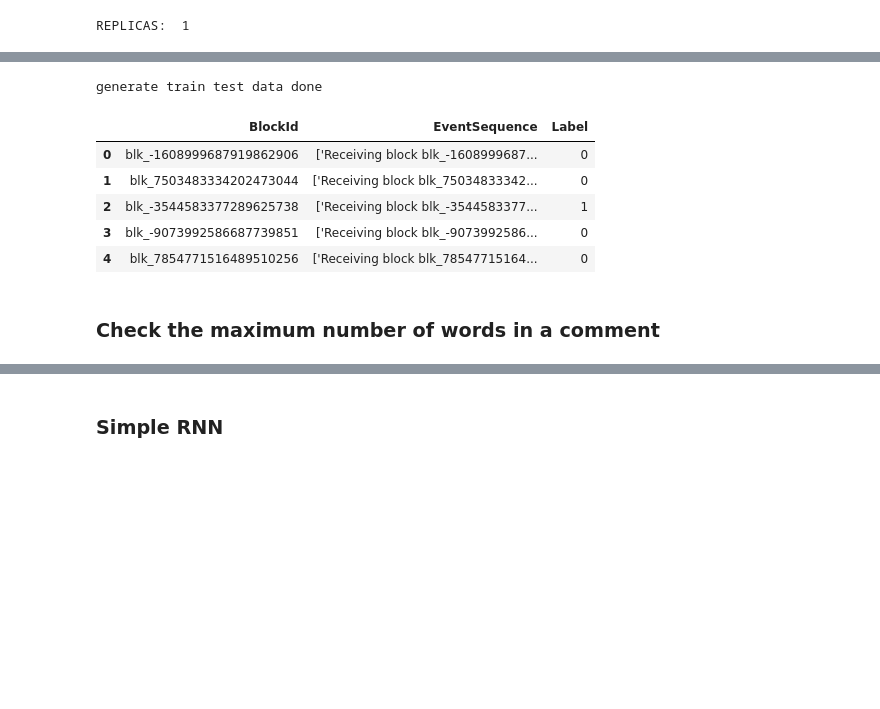
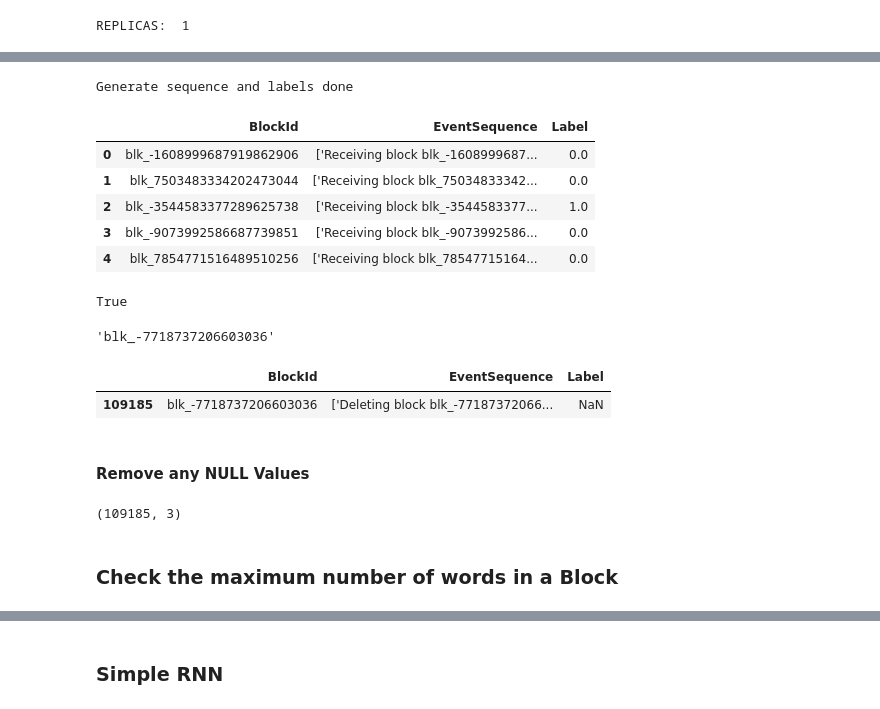
Before and after one commit to jadsalloum/AnomalyDetection_Transformers, a Jupyter notebook: KaggleTest/main_HDFS.ipynb, the cells around one changed output, grey strips where cells are left out. Saved outputs shown, nothing was run; the diff lists cells and outputs as text; code cells hidden in the pictures; blank space fills up the shorter version.

```diff
--- a/KaggleTest/main_HDFS.ipynb
+++ b/KaggleTest/main_HDFS.ipynb
@@ -42,7 +53,7 @@ output_dir = '../output/hdfs/'  # The output directory of parsing results
 log_file   = "HDFS.log"  # The input log file name
 
 log_structured_file = output_dir + log_file + "_structured.csv"
-log_templates_file = output_dir + log_file + "_templates.csv"
+log_labeled_file = output_dir + log_file + "_labeled.csv"
 log_sequence_file = output_dir + "hdfs_sequence.csv"
 # %% [markdown]
 ### Configuring TPU's as we will be using Bert
@@ -159,44 +179,50 @@ NameError: name 'train' is not defined
 # %%
-def generate_Sequence(hdfs_sequence_file, n=None, ratio=0.3):
+def Assign_Labels_to_Sequence(hdfs_sequence_file, n=None, ratio=0.3):
     blk_label_dict = {}
     blk_label_file = os.path.join(input_dir, "anomaly_label.csv")
     blk_df = pd.read_csv(blk_label_file)
     for _ , row in tqdm(blk_df.iterrows()):
         blk_label_dict[row["BlockId"]] = 1 if row["Label"] == "Anomaly" else 0
 
     seq = pd.read_csv(hdfs_sequence_file)
     seq["Label"] = seq["BlockId"].apply(lambda x: blk_label_dict.get(x)) #add label to the sequence of each blockid
 
-    #normal_seq = seq[seq["Label"] == 0]["EventSequence"]
-    #normal_seq = normal_seq.sample(frac=1, random_state=20) # shuffle normal data
+    print("Generate sequence and labels done")
+    seq.to_csv(log_labeled_file, index=None)
+    return seq
 
-    #abnormal_seq = seq[seq["Label"] == 1]["EventSequence"]
-    #normal_len, abnormal_len = len(normal_seq), len(abnormal_seq)
-    #train_len = n if n else int(normal_len * ratio)
-    #print("normal size {0}, abnormal size {1}, training size {2}".format(normal_len, abnormal_len, train_len))
-
-    #train = seq.iloc[:train_len]
-    #test_normal = normal_seq.iloc[train_len:]
-    #test_abnormal = abnormal_seq
-
-    #df_to_file(train, output_dir + "train")
-    #df_to_file(test_normal, output_dir + "test_normal")
-    #df_to_file(test_abnormal, output_dir + "test_abnormal")
-    print("generate train test data done")
-    return seq
+train = Assign_Labels_to_Sequence(log_sequence_file)
+train.head()
+# %% [output]
+Generate sequence and labels done
+|  | BlockId | EventSequence | Label |
+| 0 | blk_-1608999687919862906 | ['Receiving block blk_-1608999687... | 0.0 |
+| 1 | blk_7503483334202473044 | ['Receiving block blk_75034833342... | 0.0 |
+| 2 | blk_-3544583377289625738 | ['Receiving block blk_-3544583377... | 1.0 |
+| 3 | blk_-9073992586687739851 | ['Receiving block blk_-9073992586... | 0.0 |
+| 4 | blk_7854771516489510256 | ['Receiving block blk_78547715164... | 0.0 |
-# %%
-train = generate_Sequence(log_sequence_file)
-train.head()
-# %% [output]
-generate train test data done
-|  | BlockId | EventSequence | Label |
-| 0 | blk_-1608999687919862906 | ['Receiving block blk_-1608999687... | 0 |
-| 1 | blk_7503483334202473044 | ['Receiving block blk_75034833342... | 0 |
-| 2 | blk_-3544583377289625738 | ['Receiving block blk_-3544583377... | 1 |
-| 3 | blk_-9073992586687739851 | ['Receiving block blk_-9073992586... | 0 |
-| 4 | blk_7854771516489510256 | ['Receiving block blk_78547715164... | 0 |
+# %%
+train.isnull().values.any()
+# %% [output]
+True
+# %%
+train['BlockId'].iloc[-1]
+# %% [output]
+'blk_-7718737206603036'
+# %%
+train.loc[train['BlockId'].eq('blk_-7718737206603036')]
+# %% [output]
+|  | BlockId | EventSequence | Label |
+| 109185 | blk_-7718737206603036 | ['Deleting block blk_-77187372066... | NaN |
+# %% [markdown]
+#### Remove any NULL Values
+# %%
+train = train.dropna()
+train.shape
+# %% [output]
+(109185, 3)
 # %% [markdown]
-### Check the maximum number of words in a comment
+### Check the maximum number of words in a Block
 # %%
 train['EventSequence'].apply(lambda x:len(str(x).split())).max()
 # %% [output]
```
Also changed, not shown: parts of 54 cells of this notebook, 7 other files.
